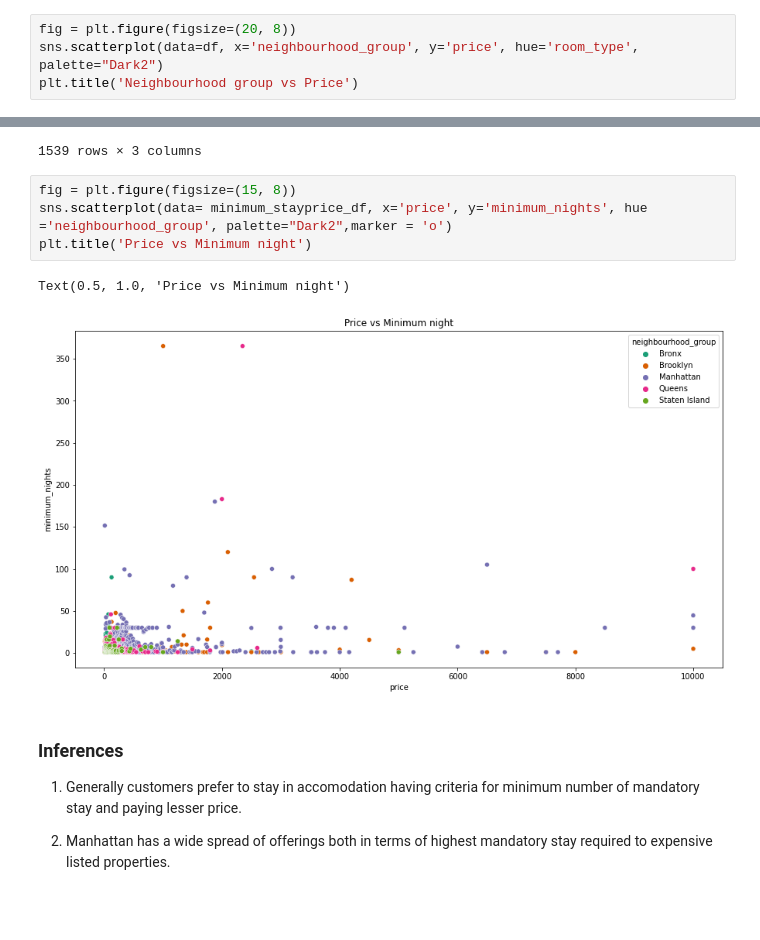
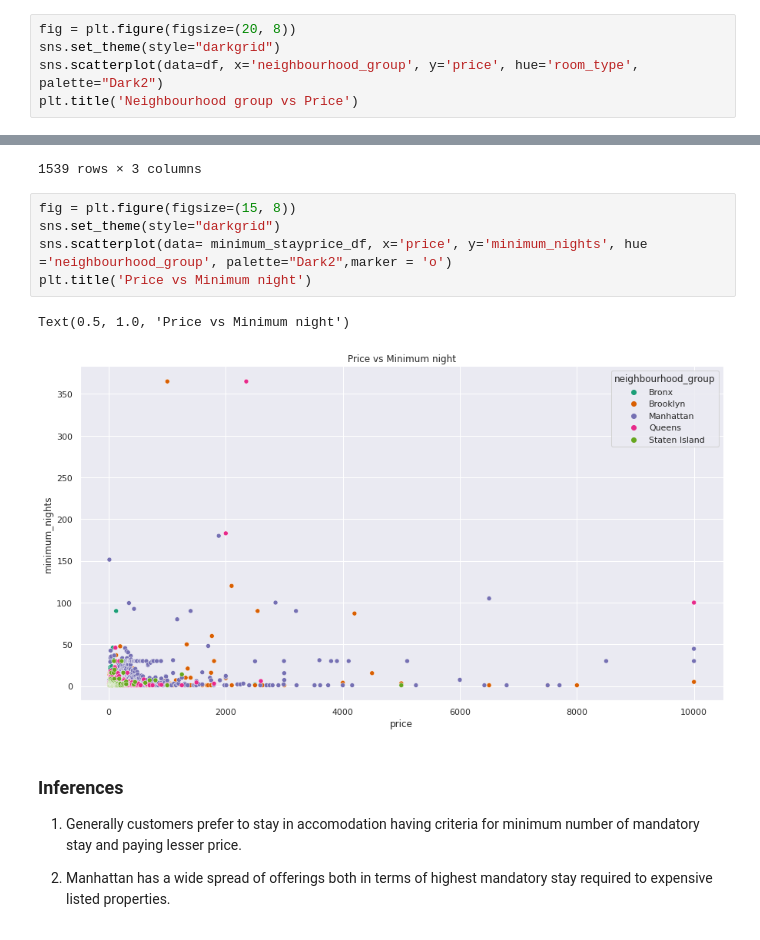
Before and after one commit to pasayat-siddhartha/Capstone_Project01_EDA_Airbnb_Booking_Analysis, a Jupyter notebook: SP_Airbnb_Bookings_Analysis_Capstone_Project.ipynb, the cells around one changed output, grey strips where cells are left out. Saved outputs shown, nothing was run; the diff lists cells and outputs as text; blank space fills up the shorter version.

```diff
--- a/SP_Airbnb_Bookings_Analysis_Capstone_Project.ipynb
+++ b/SP_Airbnb_Bookings_Analysis_Capstone_Project.ipynb
@@ -353,6 +355,7 @@ Text(0.5, 1.0, 'Neighbourhood group vs Price')
 Entire home/apt has maintained higher price in all neighbourhoods and it is highest in Manhattan
 # %%
 fig = plt.figure(figsize=(20, 8))
+sns.set_theme(style="darkgrid")
 sns.scatterplot(data=df, x='neighbourhood_group', y='price', hue='room_type', palette="Dark2")
 plt.title('Neighbourhood group vs Price')
 # %% [output]
@@ -439,11 +442,12 @@ minimum_stayprice_df
 1539 rows × 3 columns
 # %%
 fig = plt.figure(figsize=(15, 8))
+sns.set_theme(style="darkgrid")
 sns.scatterplot(data= minimum_stayprice_df, x='price', y='minimum_nights', hue ='neighbourhood_group', palette="Dark2",marker = 'o')
 plt.title('Price vs Minimum night')
 # %% [output]
 Text(0.5, 1.0, 'Price vs Minimum night')
-[figure, old version]
+[figure, new version]
 # %% [markdown]
 ### Inferences
 
```
Also changed, not shown: parts of 10 cells of this notebook.
